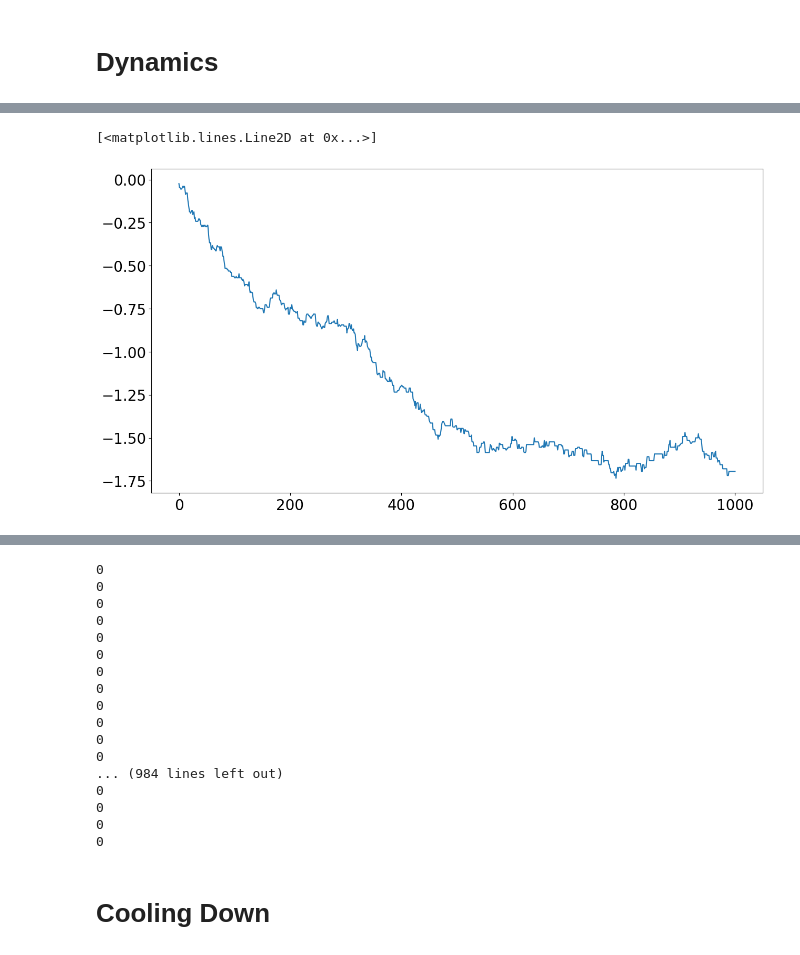
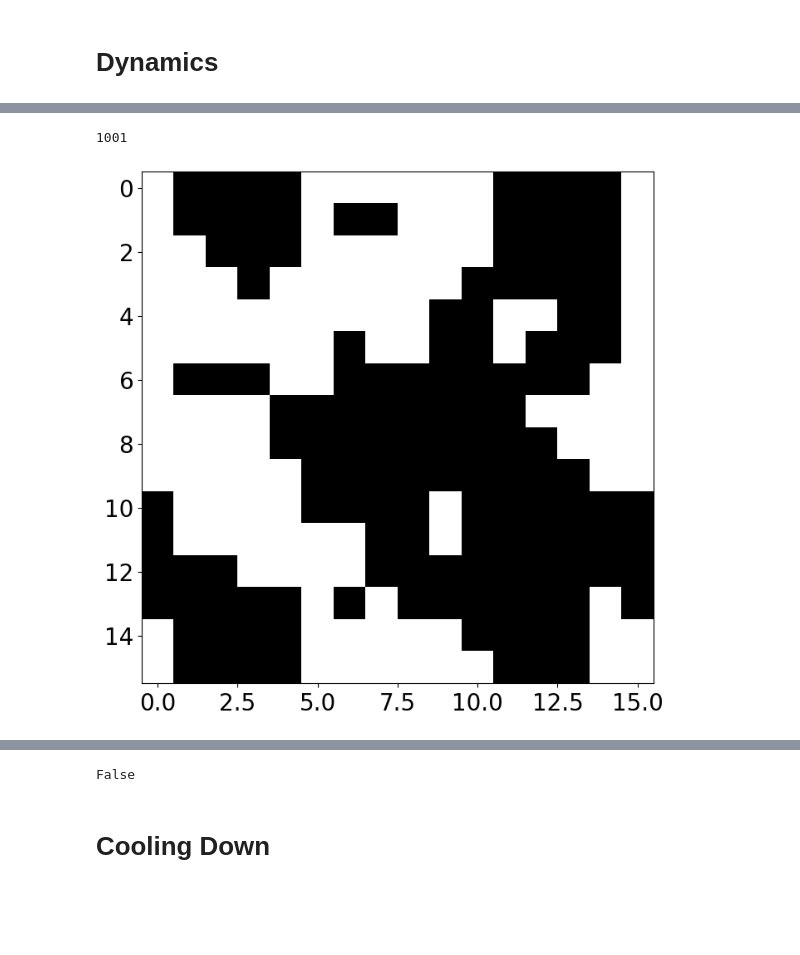
Before and after one commit to Modelizacion-de-Materiales/ModelizacionSolucionProblemas, a Jupyter notebook: Guia5-MC/Guia5-MC-python/MC_plots.ipynb, the cells around one changed output, grey strips where cells are left out. Cells and saved outputs as stored; diff of their text form; code cells hidden in the pictures; blank space fills up the shorter version.

Commit message:
can make the animation

```diff
--- a/Guia5-MC/Guia5-MC-python/MC_plots.ipynb
+++ b/Guia5-MC/Guia5-MC-python/MC_plots.ipynb
@@ -36,5 +24,0 @@ x = np.linspace(1, len(dynamics['E']))
-# %%
-plt.plot(dynamics['E']/16**2)
-# %% [output]
-[<matplotlib.lines.Line2D at 0x...>]
-[figure, removed]
@@ -43,26 +30,18 @@ ani = animation.ArtistAnimation(fig, ims, )
+# %%
+len(dynamics['s'])
+# %% [output]
+1001
+# %%
+from IPython.display import HTML
+magnet = ising.Magnet(Nx=16, Ny = 16)
+magnet, dynamics = ising.termalize(magnet, T=1, return_dynamics=True)
+import matplotlib.animation as animation
+fig, ax = plt.subplots()
+ims = [[ax.imshow(s, cmap='Greys')] for s in dynamics['s']]
+ani = animation.ArtistAnimation(fig, ims, interval=10 )
+# %% [output]
+[figure, added]
 # %%
 HTML(ani.to_html5_video())
 # %% [output]
 [interactive output not drawn]
-# %%
-for n, s in enumerate(dynamics['s'][1:]):
-    sdiff = s - dynamics['s'][n-1]
-    print(sdiff.sum())
-# %% [output]
-0
-0
-0
-0
-0
-0
-0
-0
-0
-0
-0
-0
-... (984 lines left out)
-0
-0
-0
-0
@@ -88,3 +50,7 @@ class MagnetAnimaton:
+# %%
+any(diffs)
+# %% [output]
+False
 # %% [markdown]
 # Cooling Down
 # %%
```
Also changed, not shown: parts of 24 cells of this notebook, 2 other files.
